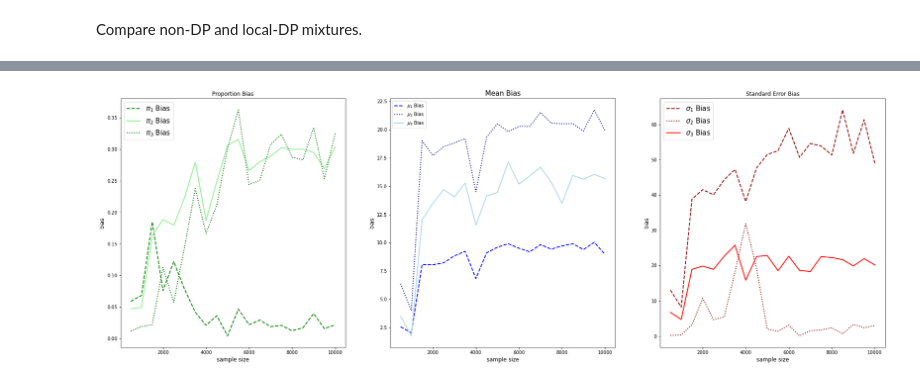
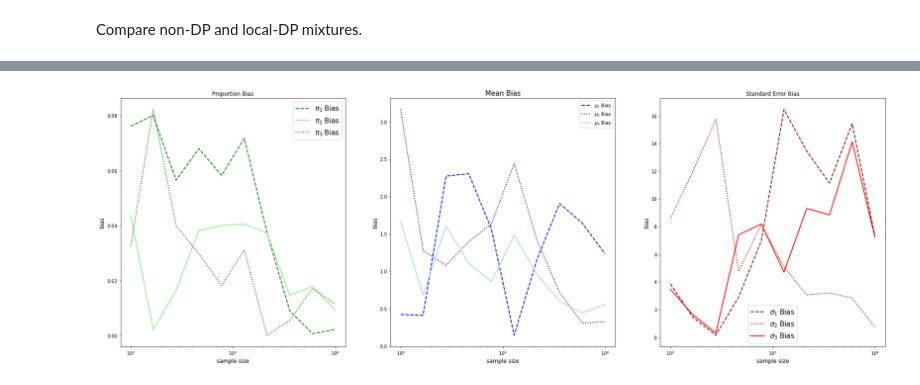
Before and after one commit to charlieh205/DP-GMM, a Jupyter notebook: Analysis.ipynb, the cells around one changed output, grey strips where cells are left out. Drawn from its saved outputs; the diff is of its cells as text; code cells hidden in the pictures.

Commit message:
Fixing bug in local dist functions

```diff
--- a/Analysis.ipynb
+++ b/Analysis.ipynb
@@ -100,15 +108,15 @@ def get_params(data, n_components, epsilon = 0, DP = False):
     return dists
 # %%
 # Define simulation parameters
-samples = 20 # Number of sample sizes to test
+samples = 10 # Number of sample sizes to test
 components = 3 # Number of distributions per sample
-epsilon = 7 # Privacy Parameter
-iters = 10 # Times to test each sample size
-min_size = 500
-max_size = 10000
+epsilon = 3 # Privacy Parameter
+iters = 20 # Times to test each sample size
+min_size = 2
+max_size = 4
 
 # Create array of sample sizes
-ns = np.linspace(min_size,max_size, samples).astype(int)
+ns = np.logspace(min_size,max_size, samples).astype(int)
 
 #Create matrix for each distribution with number of samples and components
 dp_dist1 = np.zeros((samples,components))
@@ -119,9 +127,15 @@ true_dist1 = np.zeros((samples,components))
 true_dist2 = np.zeros((samples,components))
 true_dist3 = np.zeros((samples,components))
 
+# Create matrix with std for each value
+dp_dist1_std = np.zeros((samples,components))
+dp_dist2_std = np.zeros((samples,components))
+dp_dist3_std = np.zeros((samples,components))
+
 #Make a list of the matrices for looping through when storing values
 dp_dists_list = [dp_dist1, dp_dist2, dp_dist3]
 true_dists_list = [true_dist1, true_dist2, true_dist3]
+dp_dists_stds = [dp_dist1_std, dp_dist2_std, dp_dist3_std]
 
 #Simulation
 for i,n in enumerate(ns):
@@ -170,9 +184,10 @@ for i,n in enumerate(ns):
     for j in range(components):
         true_dists_list[j][i,:] = true_dists[j,:]
         dp_dists_list[j][i,:] = np.mean(trial_dists[j], axis = 0)
+        dp_dists_stds[j][i,:] = np.std(trial_dists[j], axis = 0)
 
     #Tracking completion
-    print('iteration ' + str(i) + ' finished')
+    print('iteration ' + str(i+1) + ' finished')
 
 
 #Getting bias for each parameter in each distribution
@@ -187,4 +202,17 @@ pi3_bias = abs(dp_dist3[:,2] - true_dist3[:,2])
 sigma1_bias = abs(dp_dist1[:,1] - true_dist1[:,1])
 sigma2_bias = abs(dp_dist2[:,1] - true_dist2[:,1])
 sigma3_bias = abs(dp_dist3[:,1] - true_dist3[:,1])
+
+#Getting std for each parameter in each distribution
+mu1_bias_std = dp_dist1_std[:,0]
+mu2_bias_std = dp_dist2_std[:,0]
+mu3_bias_std = dp_dist3_std[:,0]
+
+pi1_bias_std = dp_dist1_std[:,2]
+pi2_bias_std = dp_dist2_std[:,2]
+pi3_bias_std = dp_dist3_std[:,2]
+
+sigma1_bias_std = dp_dist1_std[:,1]
+sigma2_bias_std = dp_dist2_std[:,1]
+sigma3_bias_std = dp_dist3_std[:,1]
 # %% [output]
@@ -211,31 +229,34 @@ iteration 19 finished
 # %%
 #Plotting the results
 fig, ax = plt.subplots(1,3,figsize = (30,10))
 
 ax[1].plot(ns, mu1_bias, label = '$\mu_1$ Bias', color = 'blue', linewidth = 2, linestyle = '--')
 ax[1].plot(ns, mu2_bias, label = '$\mu_2$ Bias', color = 'darkblue', linewidth = 2, linestyle = 'dotted')
 ax[1].plot(ns, mu3_bias, label = '$\mu_3$ Bias', color = 'lightblue', linewidth = 2)
 ax[1].set_ylabel('bias', fontsize = 12)
 ax[1].set_xlabel('sample size', fontsize = 12)
+ax[1].set_xscale('log')
 ax[1].set_title('Mean Bias', fontsize = 15)
 ax[1].legend(loc = 'best')
 
 ax[0].plot(ns, pi1_bias, label = '$\pi_1$ Bias', color = 'green', linewidth = 2, linestyle = '--')
 ax[0].plot(ns, pi2_bias, label = '$\pi_2$ Bias', color = 'lightgreen', linewidth = 2)
 ax[0].plot(ns, pi3_bias, label = '$\pi_3$ Bias', color = 'darkgreen', linewidth = 2, linestyle = 'dotted')
 ax[0].set_ylabel('bias', fontsize = 12)
 ax[0].set_xlabel('sample size', fontsize = 12)
+ax[0].set_xscale('log')
 ax[0].set_title('Proportion Bias')
 ax[0].legend(loc = 'best', fontsize = 15)
 
 ax[2].plot(ns, sigma1_bias, label = '$\sigma_1$ Bias', color = 'darkred', linewidth = 2, linestyle = '--')
 ax[2].plot(ns, sigma2_bias, label = '$\sigma_2$ Bias', color = 'maroon', linewidth = 2, linestyle = 'dotted')
 ax[2].plot(ns, sigma3_bias, label = '$\sigma_3$ Bias', color = 'red', linewidth = 2)
 ax[2].set_ylabel('bias', fontsize = 12)
 ax[2].set_xlabel('sample size', fontsize = 12)
+ax[2].set_xscale('log')
 ax[2].set_title('Standard Error Bias')
 ax[2].legend(loc = 'best', fontsize = 15)
 
 plt.show()
 # %% [output]
-[figure, old version]
+[figure, new version]
```
Also changed, not shown: parts of 8 cells of this notebook, 1 other file.
